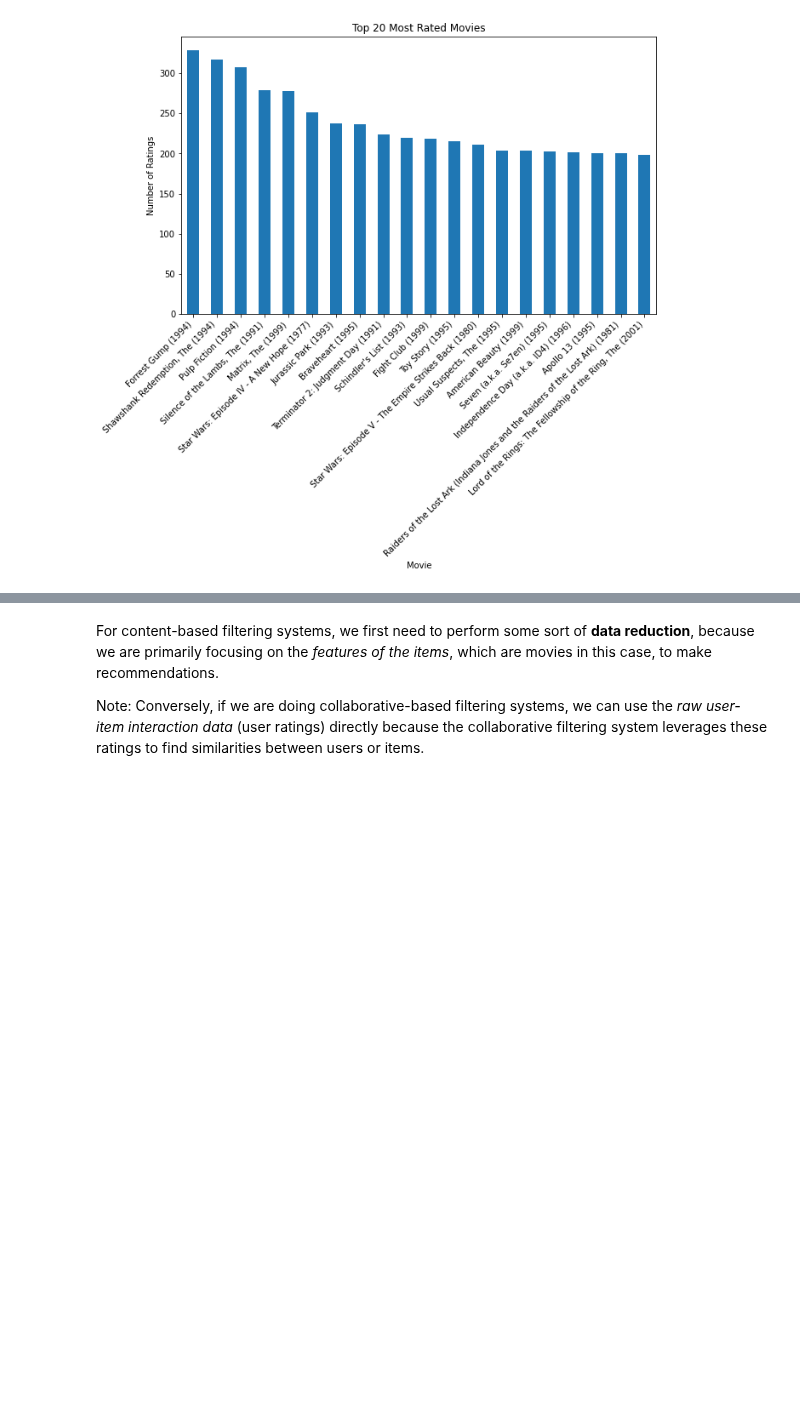
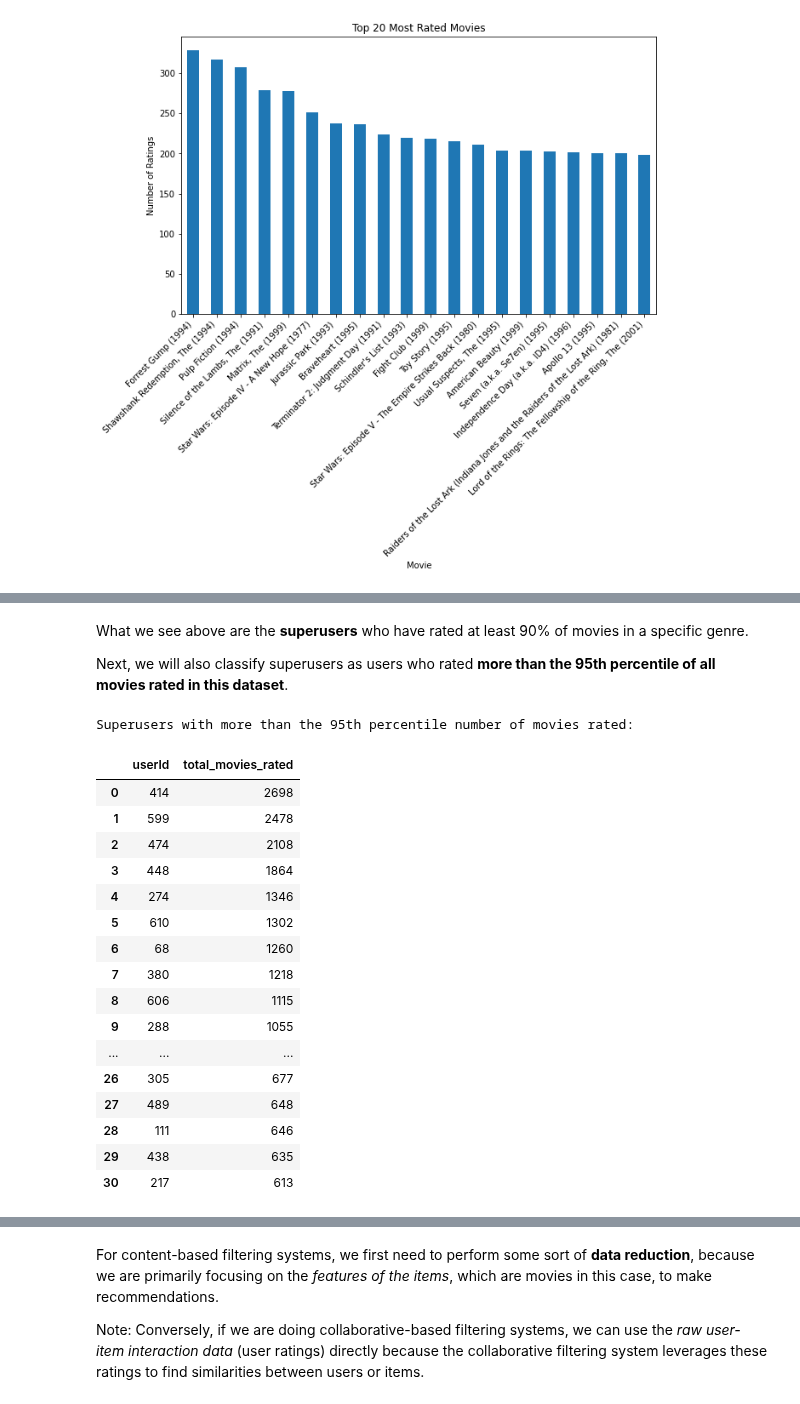
Before and after one commit to simonhui1/Recommendation_Systems, a Jupyter notebook: index_simon.ipynb, the cells around one changed output, grey strips where cells are left out. Cells and saved outputs as stored; diff of their text form; code cells hidden in the pictures; blank space fills up the shorter version.

```diff
--- a/index_simon.ipynb
+++ b/index_simon.ipynb
@@ -283,0 +364,37 @@ merged_df
+# %% [markdown]
+What we see above are the **superusers** who have rated at least 90% of movies in a specific genre.
+
+Next, we will also classify superusers as users who rated **more than the 95th percentile of all movies rated in this dataset**.
+# %%
+# Assuming you already have the 'user_movie_count' DataFrame from previous steps
+percentile_threshold = 95  # You can change this to any percentile you want
+
+percentile_value = user_movie_count['total_movies_rated'].quantile(percentile_threshold / 100)
+
+superusers_above_percentile = user_movie_count[user_movie_count['total_movies_rated'] > percentile_value]
+superusers_above_percentile_sorted = superusers_above_percentile.sort_values(by='total_movies_rated', ascending=False)
+
+superusers_percentile = superusers_above_percentile_sorted.reset_index(drop=True)
+
+print(f"Superusers with more than the {percentile_threshold}th percentile number of movies rated:")
+
+superusers_percentile
+# %% [output]
+Superusers with more than the 95th percentile number of movies rated:
+|  | userId | total_movies_rated |
+| 0 | 414 | 2698 |
+| 1 | 599 | 2478 |
+| 2 | 474 | 2108 |
+| 3 | 448 | 1864 |
+| 4 | 274 | 1346 |
+| 5 | 610 | 1302 |
+| 6 | 68 | 1260 |
+| 7 | 380 | 1218 |
+| 8 | 606 | 1115 |
+| 9 | 288 | 1055 |
+| ... | ... | ... |
+| 26 | 305 | 677 |
+| 27 | 489 | 648 |
+| 28 | 111 | 646 |
+| 29 | 438 | 635 |
+| 30 | 217 | 613 |
```
Also changed, not shown: parts of 14 cells of this notebook.
